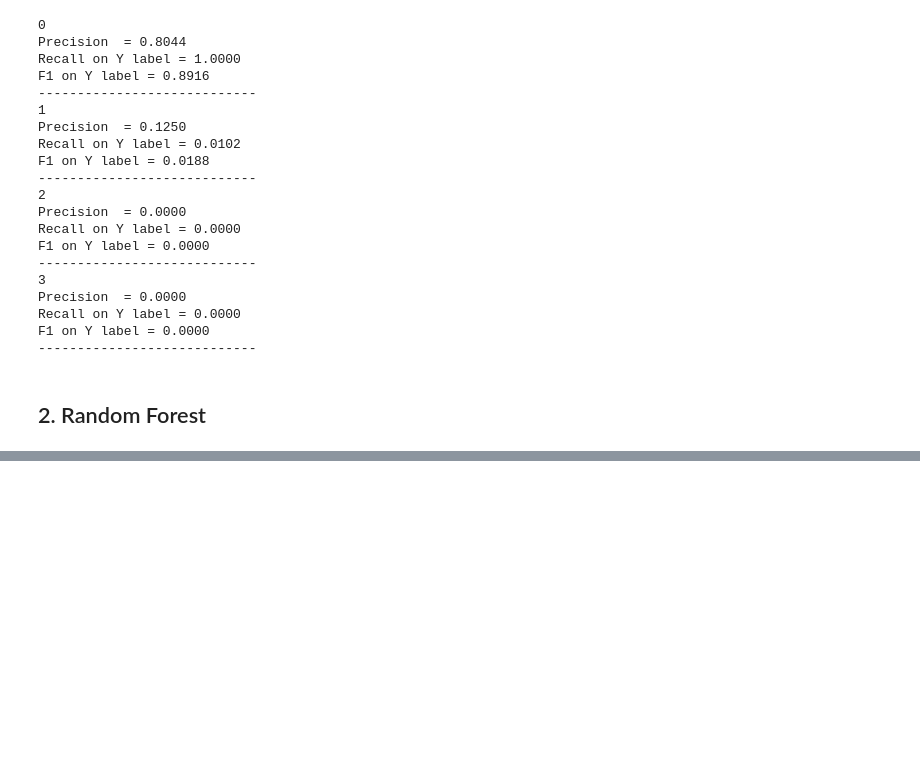
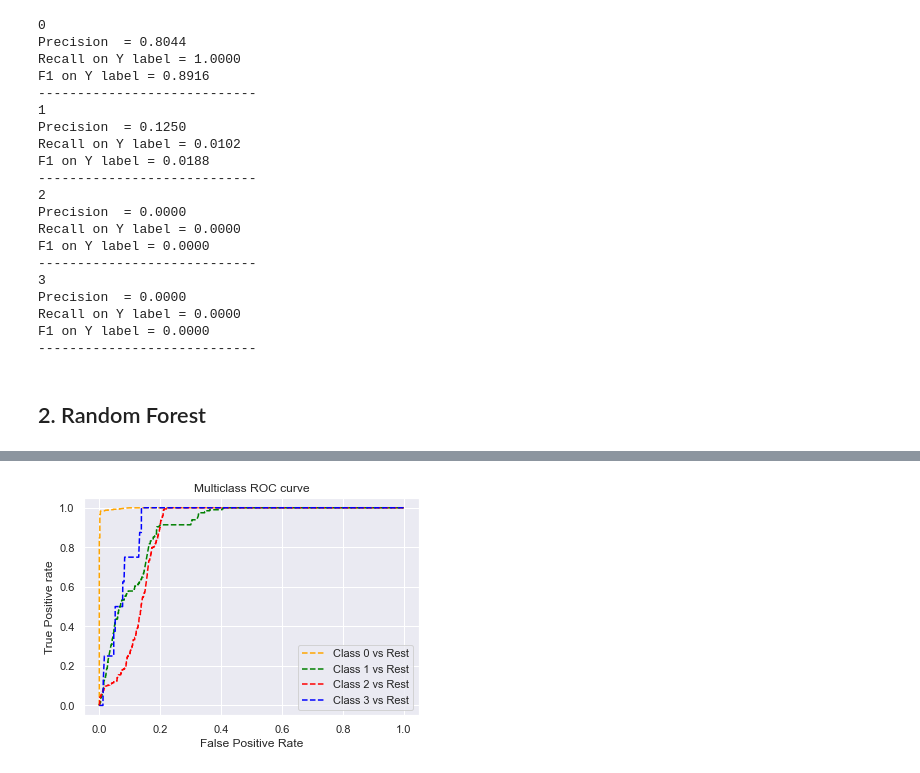
Before and after one commit to Anran0716/musa650-final, a Jupyter notebook: script/7_gan_new_large_data.ipynb, the cells around one changed output, grey strips where cells are left out. Saved outputs shown, nothing was run; the diff lists cells and outputs as text; code cells hidden in the pictures; blank space fills up the shorter version.

Commit message:
add random forest to GAN

```diff
--- a/script/7_gan_new_large_data.ipynb
+++ b/script/7_gan_new_large_data.ipynb
@@ -684,0 +688,29 @@ print('Best hyperparameters:',grid.best_params_)
+# %%
+rf = RandomForestClassifier(random_state=0, criterion=criterion, max_depth=max_depth, max_features=max_features, n_estimators = n_estimators).fit(new_train_X, new_train_Y.ravel())
+# %%
+rf_pred = rf.predict(X_test)
+rf_proba = rf.predict_proba(X_test)
+# %%
+# roc curve for classes
+fpr = {}
+tpr = {}
+thresh ={}
+
+n_class = 4
+
+for i in range(n_class):
+    fpr[i], tpr[i], thresh[i] = roc_curve(y_test, rf_proba[:,i], pos_label=i)
+
+# plotting
+plt.plot(fpr[0], tpr[0], linestyle='--',color='orange', label='Class 0 vs Rest')
+plt.plot(fpr[1], tpr[1], linestyle='--',color='green', label='Class 1 vs Rest')
+plt.plot(fpr[2], tpr[2], linestyle='--',color='red', label='Class 2 vs Rest')
+plt.plot(fpr[3], tpr[3], linestyle='--',color='blue', label='Class 3 vs Rest')
+
+plt.title('Multiclass ROC curve')
+plt.xlabel('False Positive Rate')
+plt.ylabel('True Positive rate')
+plt.legend(loc='best')
+plt.savefig('ROC',dpi=300);
+# %% [output]
+[figure, added]
```
Also changed, not shown: parts of 1 cell of this notebook, 2 other files.
